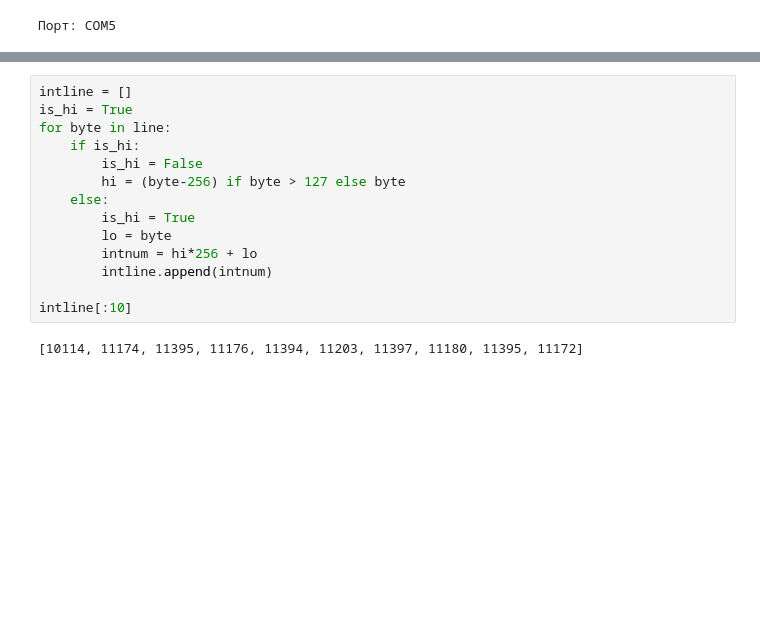
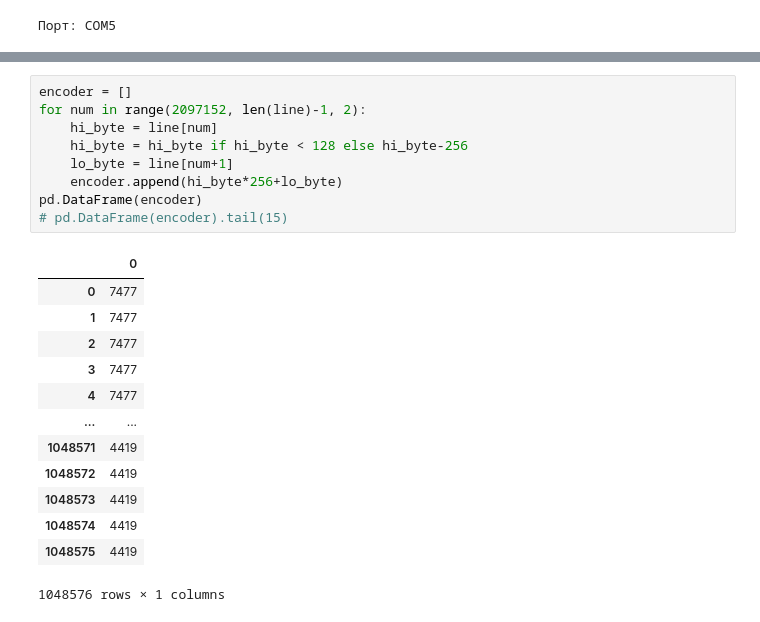
Before and after one commit to BuslaySt/Helmholz-Polymagnit, a Jupyter notebook: ReadData.ipynb, the cells around one changed output, grey strips where cells are left out. Cells and saved outputs as stored; diff of their text form; blank space fills up the shorter version.

```diff
--- a/ReadData.ipynb
+++ b/ReadData.ipynb
@@ -52,16 +95,23 @@ intlist[:17]
 # %%
-intline = []
-is_hi = True
-for byte in line:
-    if is_hi:
-        is_hi = False
-        hi = (byte-256) if byte > 127 else byte
-    else:
-        is_hi = True
-        lo = byte
-        intnum = hi*256 + lo
-        intline.append(intnum)
-
-intline[:10]
+encoder = []
+for num in range(2097152, len(line)-1, 2):
+    hi_byte = line[num]
+    hi_byte = hi_byte if hi_byte < 128 else hi_byte-256
+    lo_byte = line[num+1]
+    encoder.append(hi_byte*256+lo_byte)
+pd.DataFrame(encoder)
+# pd.DataFrame(encoder).tail(15)
 # %% [output]
+|  | 0 |
+| 0 | 7477 |
+| 1 | 7477 |
+| 2 | 7477 |
+| 3 | 7477 |
+| 4 | 7477 |
+| ... | ... |
+| 1048571 | 4419 |
+| 1048572 | 4419 |
+| 1048573 | 4419 |
+| 1048574 | 4419 |
+| 1048575 | 4419 |
-[10114, 11174, 11395, 11176, 11394, 11203, 11397, 11180, 11395, 11172]
+1048576 rows × 1 columns
```
Also changed, not shown: parts of 11 cells of this notebook.
